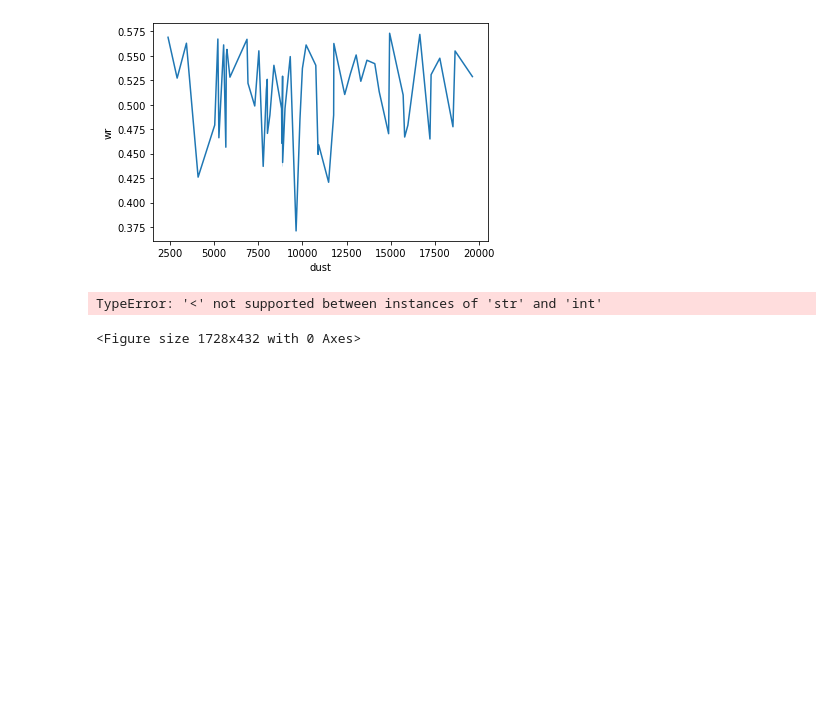
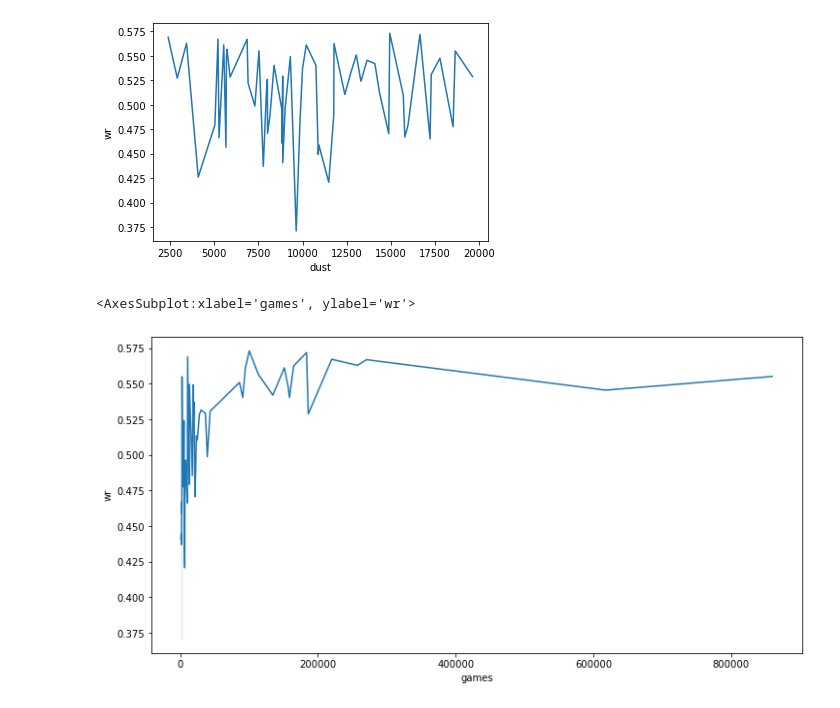
Before and after one commit to TRektFR/ProjetDataHS, a Jupyter notebook: HSData.ipynb, the cells around one changed output. Drawn from its saved outputs; the diff is of its cells as text; code cells hidden in the pictures; blank space fills up the shorter version.

Commit message:
Update HSData.ipynb
Ajout de graphique

```diff
--- a/HSData.ipynb
+++ b/HSData.ipynb
@@ -5,7 +5,7 @@ import seaborn as sns
 import matplotlib.pyplot as plt
 %matplotlib inline
 # %%
-df = pd.read_csv('/home/elliot/top_hearthstone_decks_20200221.csv')
+df = pd.read_csv(r'C:\Users\Moi\Documents\python\ProjetDataHS-main/top_hearthstone_decks_20200221.csv')
 df
 # %% [output]
 |  | type | dust | wr | games | duration | card_0 | card_1 | card_2 | card_3 | card_4 | ... | ... |
@@ -102,9 +94,8 @@ sns.lineplot(x="dust", y="wr",data=df1)
 <AxesSubplot:xlabel='dust', ylabel='wr'>
 [figure]
 # %%
-plt.figure(figsize = (24,6))
-sns.lineplot(x = df2[('games'< 100000)] , y = df1['wr'])
-### sns.scatterplot(data = house[(house['SalePrice'] < 500000) & (house['LotArea'] < 20000)], x = result['LotArea'], y = result['SalePrice'])
+plt.figure(figsize = (12,6))
+sns.lineplot(x = df2['games'] , y = df1['wr'])
 # %% [output]
-TypeError: '<' not supported between instances of 'str' and 'int'
+<AxesSubplot:xlabel='games', ylabel='wr'>
-<Figure size 1728x432 with 0 Axes>
+[figure, added]
```
Also changed, not shown: parts of 7 cells of this notebook.
